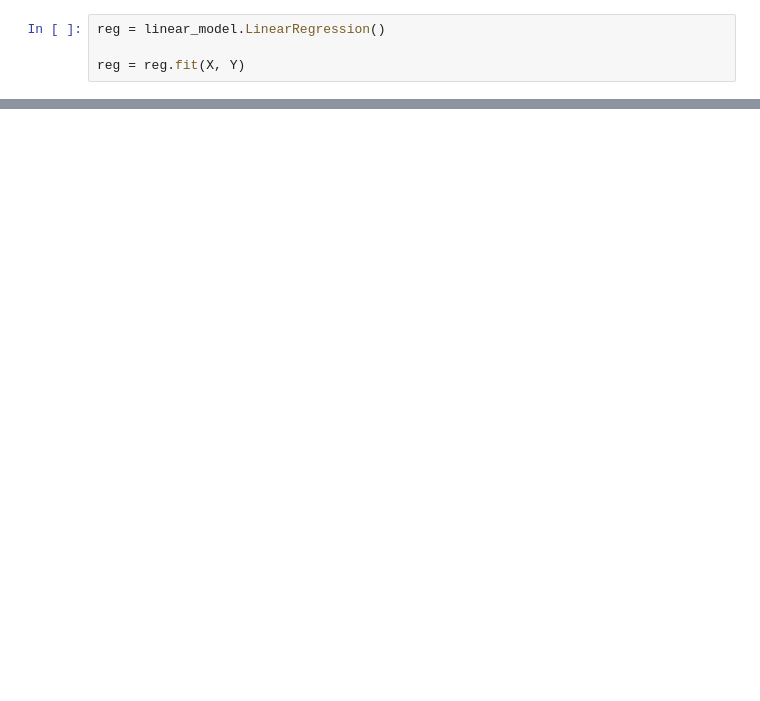
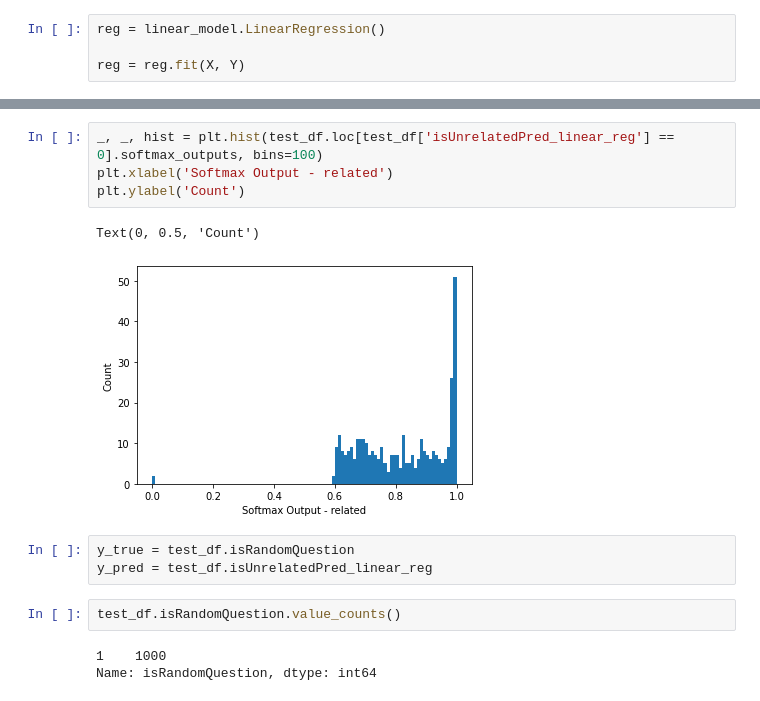
Before and after one commit to tanushreebanerjee/iw-spring-23, a Jupyter notebook: utils/abstain_softmax_linear_classifier.ipynb, the cells around one changed output, grey strips where cells are left out. Drawn from its saved outputs; the diff is of its cells as text; blank space fills up the shorter version.

```diff
--- a/utils/abstain_softmax_linear_classifier.ipynb
+++ b/utils/abstain_softmax_linear_classifier.ipynb
@@ -222,0 +187,15 @@ Unsupported number of image dimensions: 2 ==> Skipping this image
+# %%
+_, _, hist = plt.hist(test_df.loc[test_df['isUnrelatedPred_linear_reg'] == 0].softmax_outputs, bins=100)
+plt.xlabel('Softmax Output - related')
+plt.ylabel('Count')
+# %% [output]
+Text(0, 0.5, 'Count')
+[figure, added]
+# %%
+y_true = test_df.isRandomQuestion
+y_pred = test_df.isUnrelatedPred_linear_reg
+# %%
+test_df.isRandomQuestion.value_counts()
+# %% [output]
+1    1000
+Name: isRandomQuestion, dtype: int64
```
Also changed, not shown: parts of 18 cells of this notebook, 3 other files.
